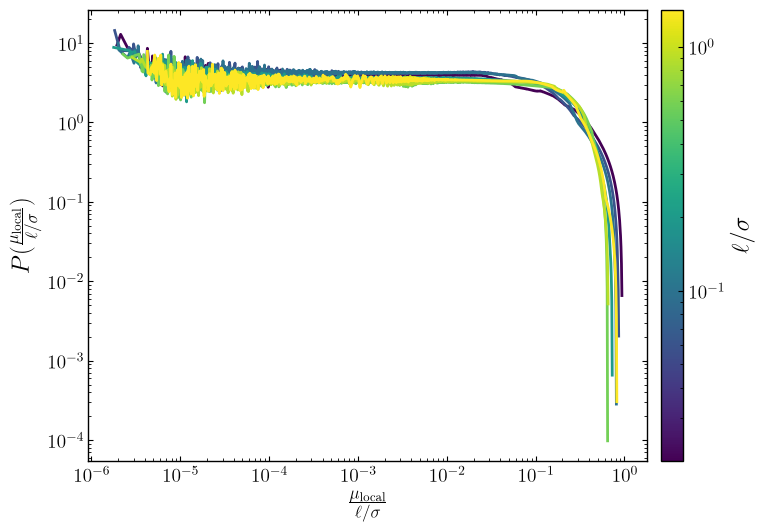
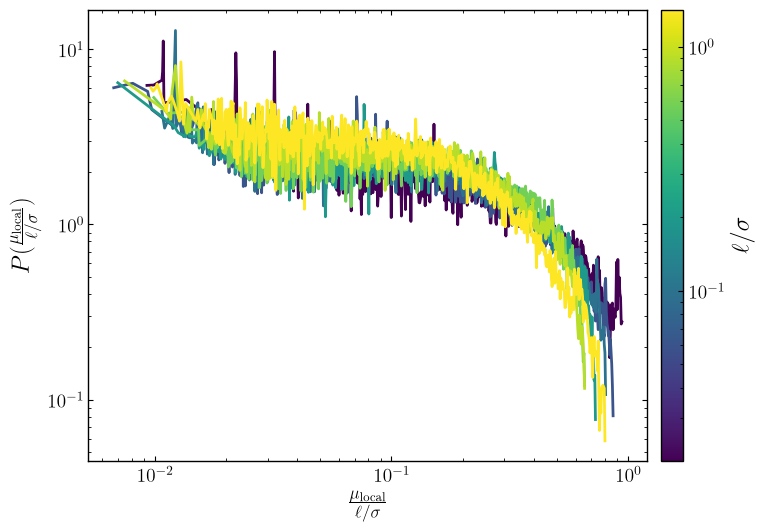
The change to this notebook cell's code, shown as a diff; its figure went from the first image to the second:
--- before
+++ after
@@ -8,5 +8,5 @@
 
 def normalized_sampled(value, key, ratio):
-    return positive(sampled_data[value][key]) / ratio
+    return positive(jammed_data[value][key]) / ratio
 
 positive_values = np.concatenate([
@@ -66,8 +66,8 @@
 ax.set_ylabel(r"$P(\frac{\mu_{\mathrm{local}}}{\ell/\sigma})$")
 plt.tight_layout()
-plt.savefig(
-    "../../figures/friction/uniform/sampled-distributions-collapsed.png",
-    dpi=600,
-    bbox_inches="tight",
-)
+# plt.savefig(
+#     "../../figures/friction/uniform/sampled-distributions-collapsed.png",
+#     dpi=600,
+#     bbox_inches="tight",
+# )
 plt.show()

Commit: height distribution work